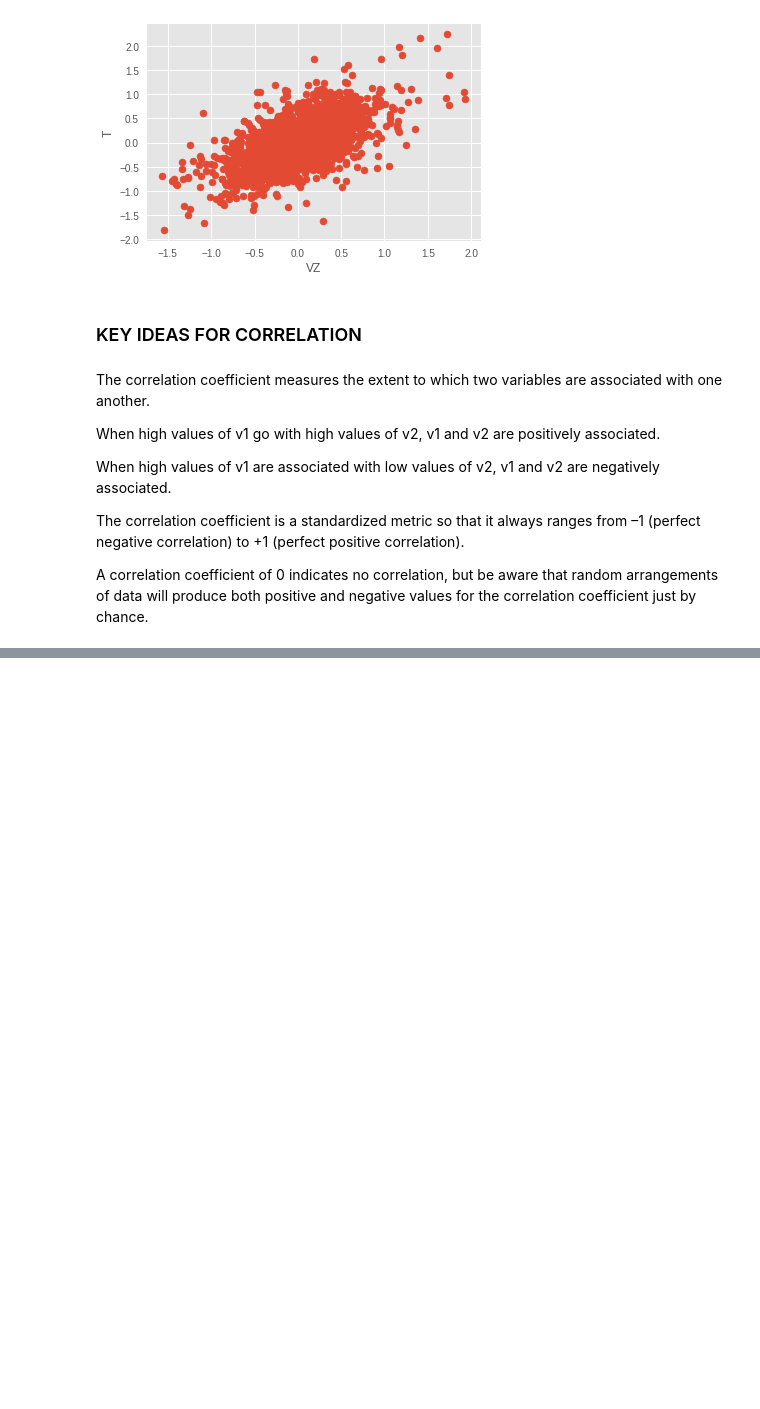
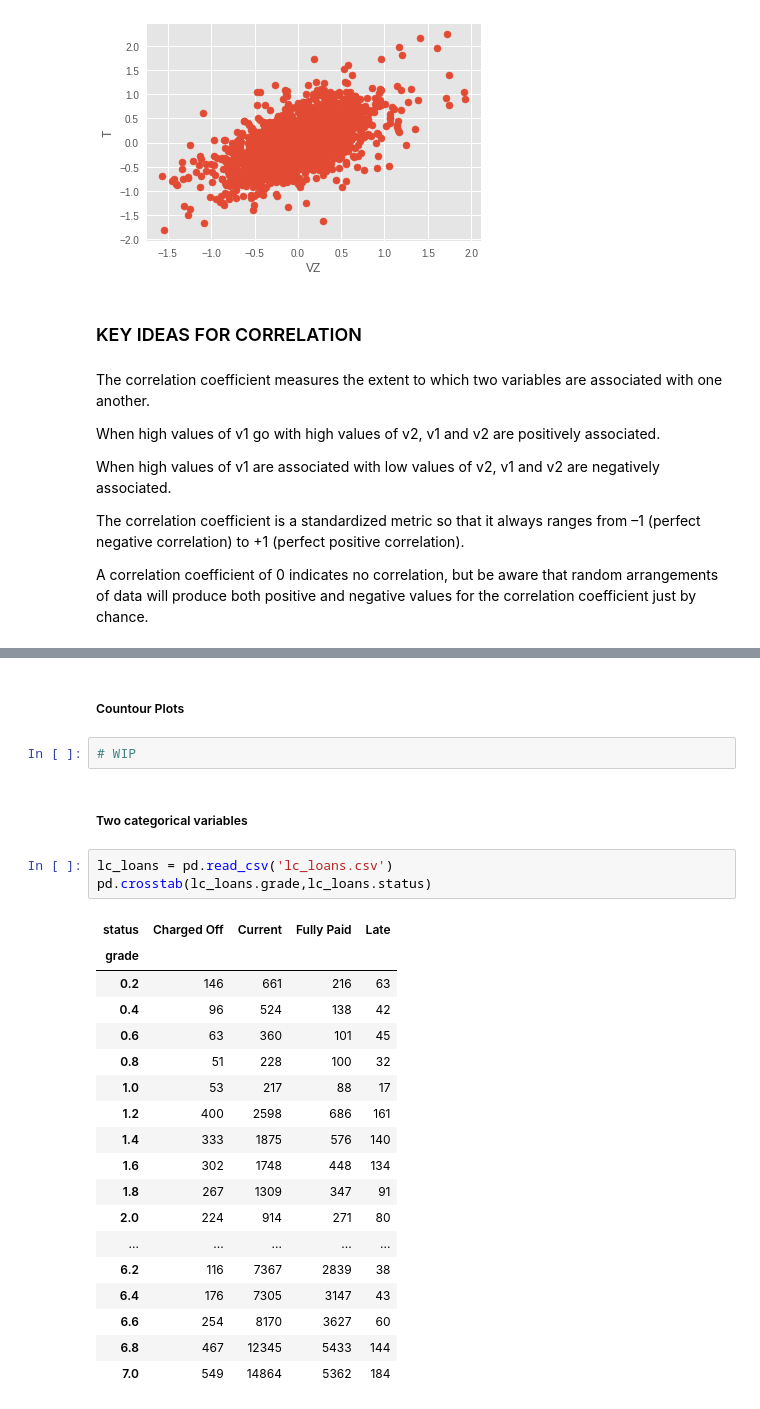
Before and after one commit to danny-94/psfd_book, a Jupyter notebook: Chapter1.ipynb, the cells around one changed output, grey strips where cells are left out. Saved outputs shown, nothing was run; the diff lists cells and outputs as text; blank space fills up the shorter version.

```diff
--- a/Chapter1.ipynb
+++ b/Chapter1.ipynb
@@ -425,0 +426,28 @@ kc_tax = pd.read_csv('kc_tax.csv')
+# %% [markdown]
+##### Countour Plots
+# %%
+# WIP
+# %% [markdown]
+##### Two categorical variables
+# %%
+lc_loans = pd.read_csv('lc_loans.csv')
+pd.crosstab(lc_loans.grade,lc_loans.status)
+# %% [output]
+| status | Charged Off | Current | Fully Paid | Late |
+| grade |  |  |  |  |
+| 0.2 | 146 | 661 | 216 | 63 |
+| 0.4 | 96 | 524 | 138 | 42 |
+| 0.6 | 63 | 360 | 101 | 45 |
+| 0.8 | 51 | 228 | 100 | 32 |
+| 1.0 | 53 | 217 | 88 | 17 |
+| 1.2 | 400 | 2598 | 686 | 161 |
+| 1.4 | 333 | 1875 | 576 | 140 |
+| 1.6 | 302 | 1748 | 448 | 134 |
+| 1.8 | 267 | 1309 | 347 | 91 |
+| 2.0 | 224 | 914 | 271 | 80 |
+| ... | ... | ... | ... | ... |
+| 6.2 | 116 | 7367 | 2839 | 38 |
+| 6.4 | 176 | 7305 | 3147 | 43 |
+| 6.6 | 254 | 8170 | 3627 | 60 |
+| 6.8 | 467 | 12345 | 5433 | 144 |
+| 7.0 | 549 | 14864 | 5362 | 184 |
```
Also changed, not shown: parts of 14 cells of this notebook.
